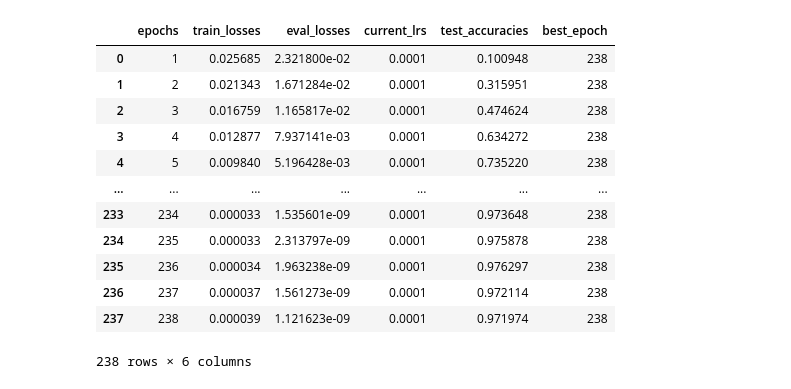
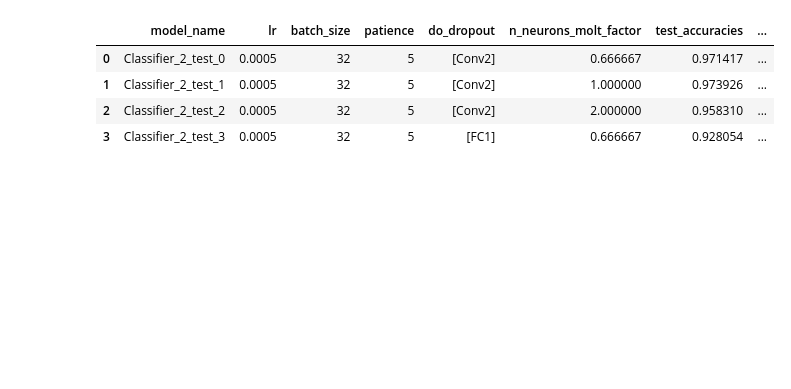
Before and after one commit to Lotto98/Sign-Language-MNIST, a Jupyter notebook: src/plots.ipynb, the cells around one changed output. Cells and saved outputs as stored; diff of their text form; code cells hidden in the pictures; blank space fills up the shorter version.

```diff
--- a/src/plots.ipynb
+++ b/src/plots.ipynb
@@ -3,20 +3,3 @@ import matplotlib.pyplot as plt
 import pandas as pd
 
 from NeuralNetwork import NeuralNetwork
-# %%
-data=pd.DataFrame(NeuralNetwork.load_stats("Classifier_3"))
-data
-# %% [output]
-|  | epochs | train_losses | eval_losses | current_lrs | test_accuracies | best_epoch |
-| 0 | 1 | 0.025685 | 2.321800e-02 | 0.0001 | 0.100948 | 238 |
-| 1 | 2 | 0.021343 | 1.671284e-02 | 0.0001 | 0.315951 | 238 |
-| 2 | 3 | 0.016759 | 1.165817e-02 | 0.0001 | 0.474624 | 238 |
-| 3 | 4 | 0.012877 | 7.937141e-03 | 0.0001 | 0.634272 | 238 |
-| 4 | 5 | 0.009840 | 5.196428e-03 | 0.0001 | 0.735220 | 238 |
-| ... | ... | ... | ... | ... | ... | ... |
-| 233 | 234 | 0.000033 | 1.535601e-09 | 0.0001 | 0.973648 | 238 |
-| 234 | 235 | 0.000033 | 2.313797e-09 | 0.0001 | 0.975878 | 238 |
-| 235 | 236 | 0.000034 | 1.963238e-09 | 0.0001 | 0.976297 | 238 |
-| 236 | 237 | 0.000037 | 1.561273e-09 | 0.0001 | 0.972114 | 238 |
-| 237 | 238 | 0.000039 | 1.121623e-09 | 0.0001 | 0.971974 | 238 |
-238 rows × 6 columns
@@ -22,0 +8,9 @@ data
+# %%
+tests = pd.read_parquet(f"../models/{model_name}_results.parquet")
+tests
+# %% [output]
+|  | model_name | lr | batch_size | patience | do_dropout | n_neurons_molt_factor | test_accuracies | ... |
+| 0 | Classifier_2_test_0 | 0.0005 | 32 | 5 | [Conv2] | 0.666667 | 0.971417 | ... |
+| 1 | Classifier_2_test_1 | 0.0005 | 32 | 5 | [Conv2] | 1.000000 | 0.973926 | ... |
+| 2 | Classifier_2_test_2 | 0.0005 | 32 | 5 | [Conv2] | 2.000000 | 0.958310 | ... |
+| 3 | Classifier_2_test_3 | 0.0005 | 32 | 5 | [FC1] | 0.666667 | 0.928054 | ... |
```
Also changed, not shown: parts of 8 cells of this notebook, 19 other files.
